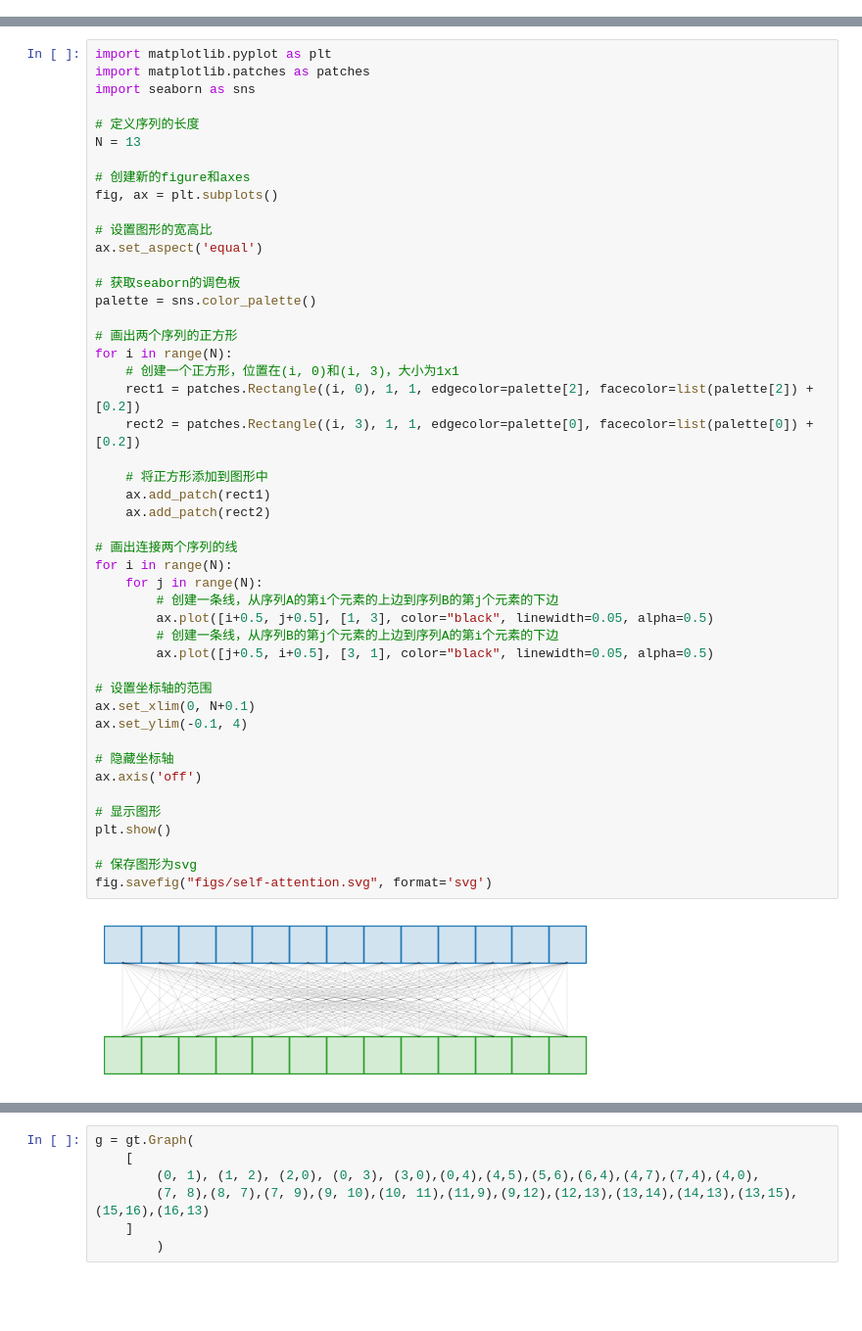
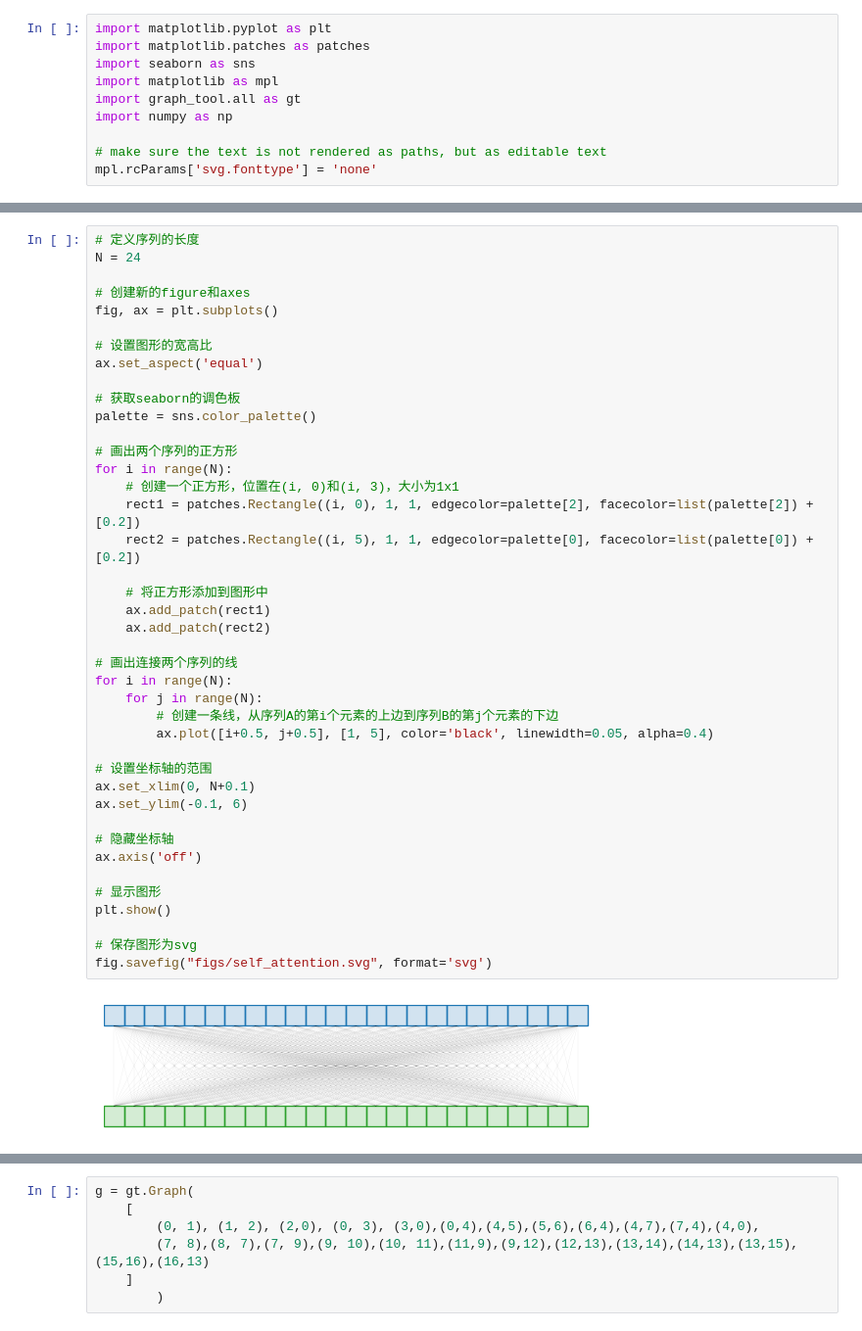
Before and after one commit to Radar-Lei/Motif-guided, a Jupyter notebook: visualization.ipynb, the cells around one changed output, grey strips where cells are left out. Shown: that part at 98% size. Saved outputs shown, nothing was run; the diff lists cells and outputs as text; blank space fills up the shorter version.

```diff
--- a/visualization.ipynb
+++ b/visualization.ipynb
@@ -0,0 +1,10 @@
+# %%
+import matplotlib.pyplot as plt
+import matplotlib.patches as patches
+import seaborn as sns
+import matplotlib as mpl
+import graph_tool.all as gt
+import numpy as np
+
+# make sure the text is not rendered as paths, but as editable text
+mpl.rcParams['svg.fonttype'] = 'none'
@@ -1,10 +36,6 @@
 # %%
-import matplotlib.pyplot as plt
-import matplotlib.patches as patches
-import seaborn as sns
-
 # 定义序列的长度
-N = 13
+N = 24
 
 # 创建新的figure和axes
 fig, ax = plt.subplots()
@@ -13,37 +44,35 @@ fig, ax = plt.subplots()
 ax.set_aspect('equal')
 
 # 获取seaborn的调色板
 palette = sns.color_palette()
 
 # 画出两个序列的正方形
 for i in range(N):
     # 创建一个正方形，位置在(i, 0)和(i, 3)，大小为1x1
     rect1 = patches.Rectangle((i, 0), 1, 1, edgecolor=palette[2], facecolor=list(palette[2]) + [0.2])
-    rect2 = patches.Rectangle((i, 3), 1, 1, edgecolor=palette[0], facecolor=list(palette[0]) + [0.2])
+    rect2 = patches.Rectangle((i, 5), 1, 1, edgecolor=palette[0], facecolor=list(palette[0]) + [0.2])
 
     # 将正方形添加到图形中
     ax.add_patch(rect1)
     ax.add_patch(rect2)
 
 # 画出连接两个序列的线
 for i in range(N):
     for j in range(N):
         # 创建一条线，从序列A的第i个元素的上边到序列B的第j个元素的下边
-        ax.plot([i+0.5, j+0.5], [1, 3], color="black", linewidth=0.05, alpha=0.5)
-        # 创建一条线，从序列B的第j个元素的上边到序列A的第i个元素的下边
-        ax.plot([j+0.5, i+0.5], [3, 1], color="black", linewidth=0.05, alpha=0.5)
+        ax.plot([i+0.5, j+0.5], [1, 5], color='black', linewidth=0.05, alpha=0.4)
 
 # 设置坐标轴的范围
 ax.set_xlim(0, N+0.1)
-ax.set_ylim(-0.1, 4)
+ax.set_ylim(-0.1, 6)
 
 # 隐藏坐标轴
 ax.axis('off')
 
 # 显示图形
 plt.show()
 
 # 保存图形为svg
-fig.savefig("figs/self-attention.svg", format='svg')
+fig.savefig("figs/self_attention.svg", format='svg')
 # %% [output]
-[figure, old version]
+[figure, new version]
```
Also changed, not shown: parts of 19 cells of this notebook, 3 other files.
